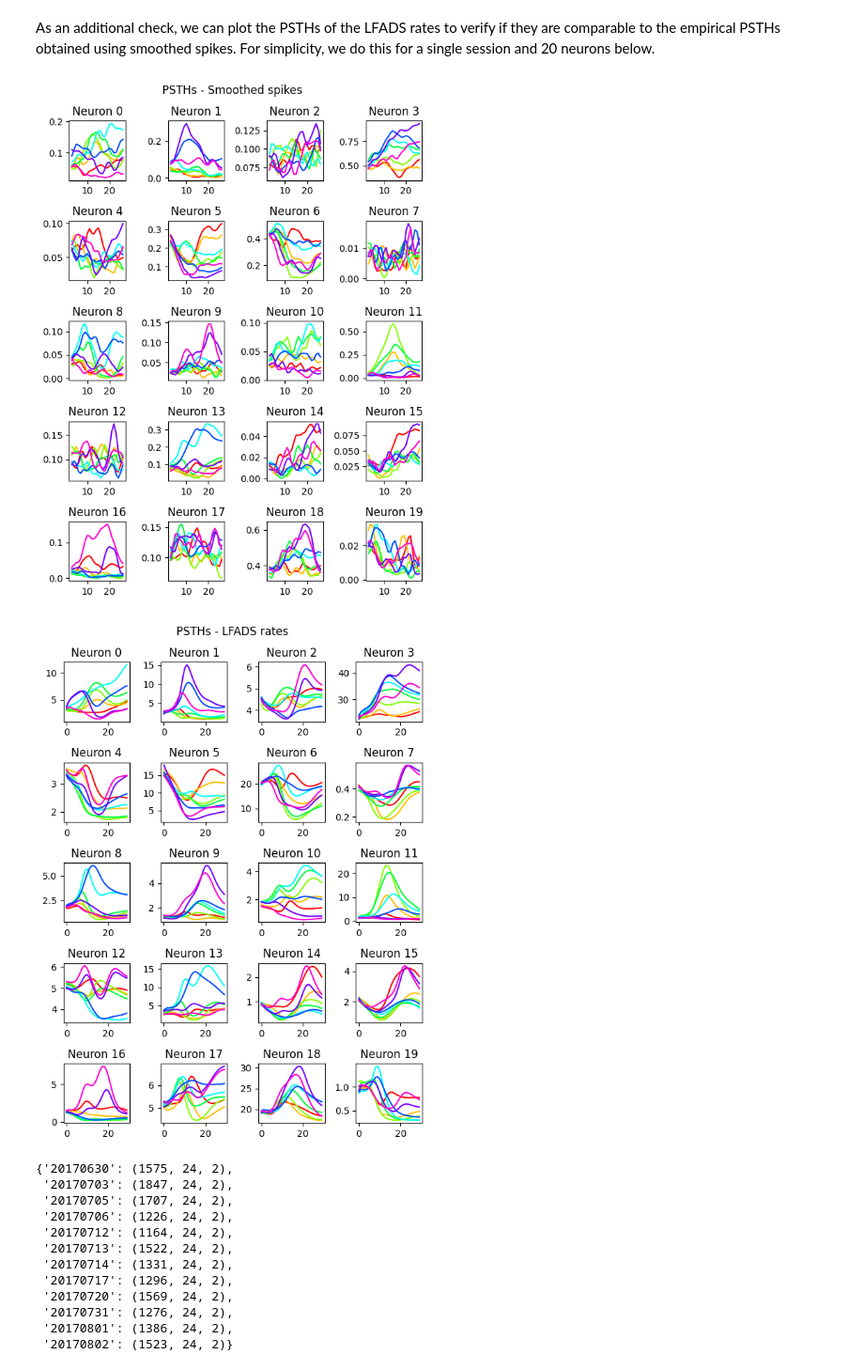
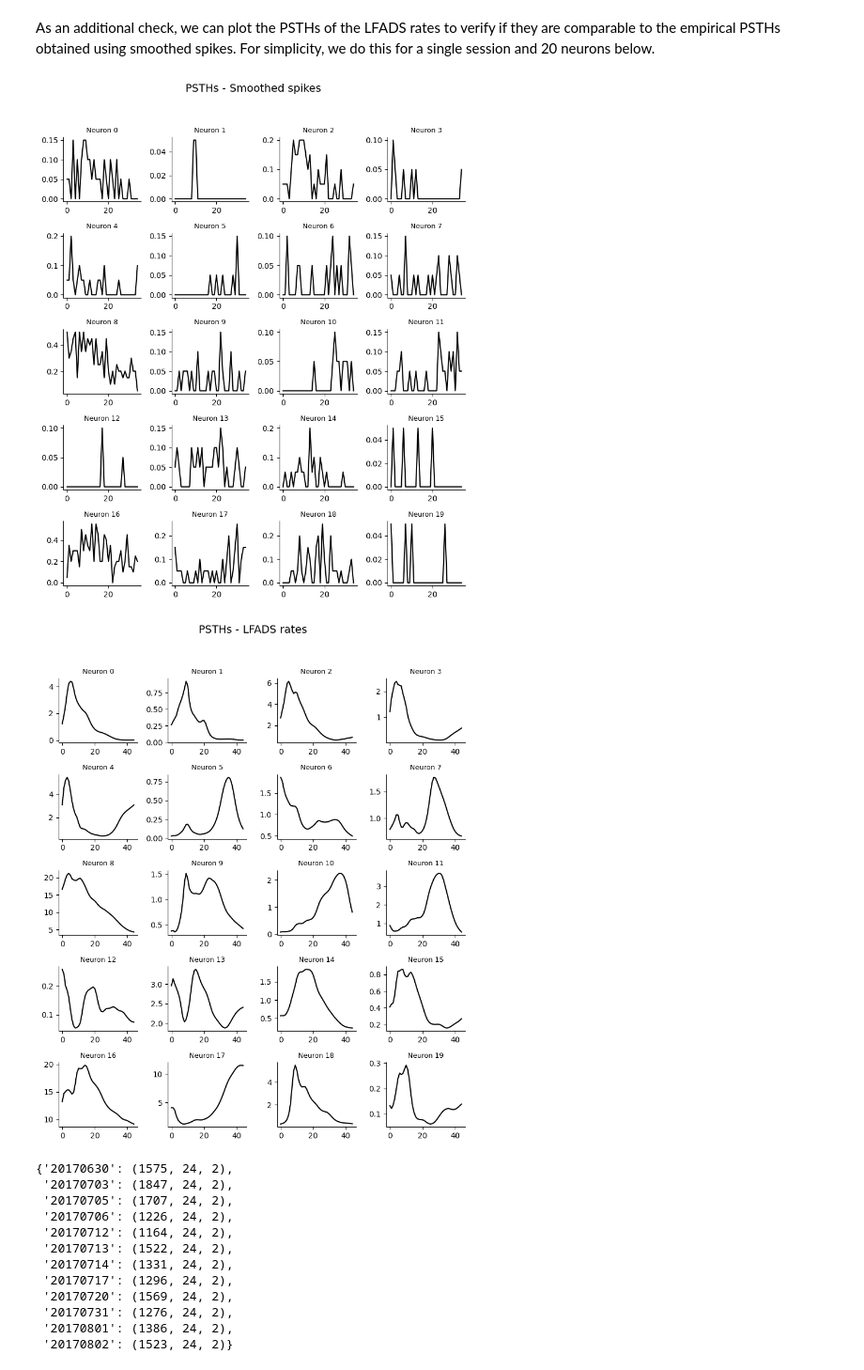
Before and after one commit to wkemilylau/iib_project_lfads, a Jupyter notebook: tutorials/multisession/3_evaluation copy.ipynb, the cells around one changed output. Shown at 94% size. Cells and saved outputs as stored; diff of their text form; code cells hidden in the pictures.

```diff
--- a/tutorials/multisession/3_evaluation copy.ipynb
+++ b/tutorials/multisession/3_evaluation copy.ipynb
@@ -34,0 +41,4 @@ psth.shape
+# %%
+with h5py.File('lfads_output_mc_maze-20ms-val.h5', 'r') as f:
+    inferred_inputs = f['train_co_means'][:]
+    print(inferred_inputs[0].shape)
@@ -58,6 +82,7 @@ def merge_train_valid(train_data, valid_data, train_inds, valid_inds):
 LFADS_OUTPUT_PATHS = sorted(glob("lfads_output_*.h5"))
 rates = {}
 factors = {}
+spikes = {}
 bin_width_sec = 0.02
 
 for data_path in LFADS_OUTPUT_PATHS:
@@ -65,14 +90,26 @@ for data_path in LFADS_OUTPUT_PATHS:
     print(session_id)
 
     with h5py.File(data_path, 'r') as f:
+        cond_inds = f["train_cond_idx"][:]
+        cond_inds_valid = f["valid_cond_idx"][:]
+
         train_inds = np.concatenate([np.atleast_1d(i) for i in f["train_cond_idx"][:]]).astype(int)
         valid_inds = np.concatenate([np.atleast_1d(i) for i in f["valid_cond_idx"][:]]).astype(int)
+        # train_inds, valid_inds = f['train_decode_mask'][:], f['valid_decode_mask'][:]
+
 
         # --- DATA MERGING ---
         # Note: We must convert the h5py objects to numpy arrays with [:]
         factors[session_id] = merge_train_valid(
             f["train_factors"][:],
             f["valid_factors"][:],
+            train_inds,
+            valid_inds
+        )
+
+        spikes[session_id] = merge_train_valid(
+            f["train_encod_data"][:],
+            f["valid_encod_data"][:],
             train_inds,
             valid_inds
         )
@@ -89,6 +126,3 @@ print({sess: arr.shape for sess, arr in rates.items()})
 # %% [output]
 maze-20ms-val
 {'maze-20ms-val': (2295, 45, 182)}
-# %%
-psth.shape
-spikes = {'maze-20ms-val': psth}
@@ -121,27 +157,33 @@ why factors 45 but inferred rates 35
 As an additional check, we can plot the PSTHs of the LFADS rates to verify if they are comparable to the empirical PSTHs obtained using smoothed spikes.
 For simplicity, we do this for a single session and 20 neurons below.
 # %%
-from matplotlib import cm
+def plot_psths(data, title):
+    # Create a 5x4 grid for the first 20 neurons
+    fig, axes = plt.subplots(5, 4, figsize=(8, 10))
 
-def plot_psths(data, conds, title):
-    fig, axes = plt.subplots(5, 4, figsize=(6, 8))
-    plot_conds = conds % 8
+    # Iterate through the grid axes and neuron indices
     for i, ax in enumerate(axes.flatten()):
-        for c in np.unique(plot_conds):
-            ax.plot(
-                np.mean(data[plot_conds == c, :, i], axis=0),
-                color=cm.hsv(c / 8),
-            )
-        ax.set_title(f"Neuron {i}")
-    plt.suptitle(title)
-    plt.tight_layout()
+        # Calculate mean across all trials (axis 0) for neuron i
+        # Shape transition: (Trials, Time, Neurons) -> (Time,)
+        mean_activity = np.mean(data[:, :, i], axis=0)
 
-sess = "20170705"
-plot_psths(smth_spikes[sess], conds[sess], "PSTHs - Smoothed spikes")
-plot_psths(rates[sess], conds[sess], "PSTHs - LFADS rates")
+        ax.plot(mean_activity, color='black', linewidth=1.5)
+        ax.set_title(f"Neuron {i}", fontsize=9)
+
+        # Optional: Clean up axes for better readability
+        ax.spines['top'].set_visible(False)
+        ax.spines['right'].set_visible(False)
+
+    plt.suptitle(title, fontsize=14)
+    plt.tight_layout(rect=[0, 0.03, 1, 0.95])
+    plt.show()
+
+sess = "maze-20ms-val"
+plot_psths(spikes[sess][0:20], "PSTHs - Smoothed spikes")
+plot_psths(rates[sess][0:20], "PSTHs - LFADS rates")
 # %% [output]
-[figure, old version]
+[figure, new version]
-[figure, old version]
+[figure, new version]
 # %%
 # For convenience, drop decoding-related data where smoothed spikes are invalid
 factors_masked = {}
```
Also changed, not shown: parts of 11 cells of this notebook, 5 other files.
